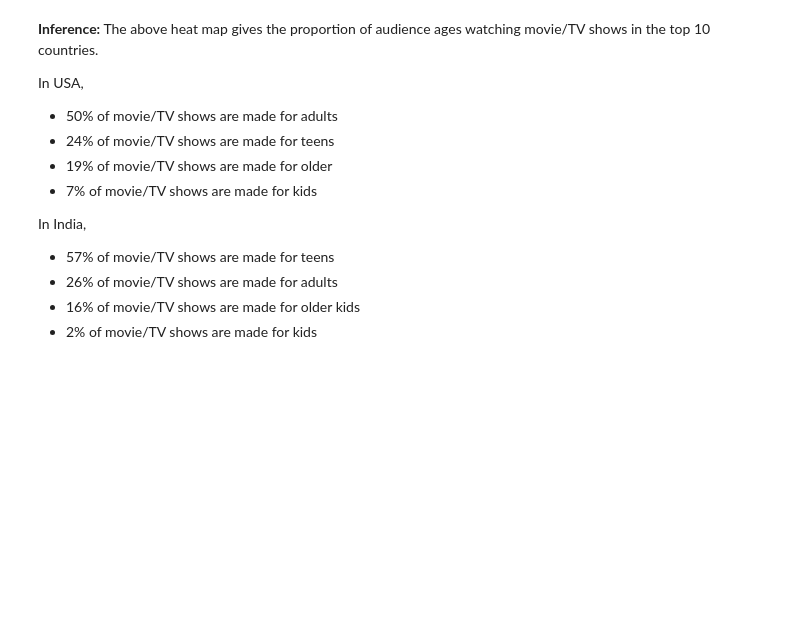
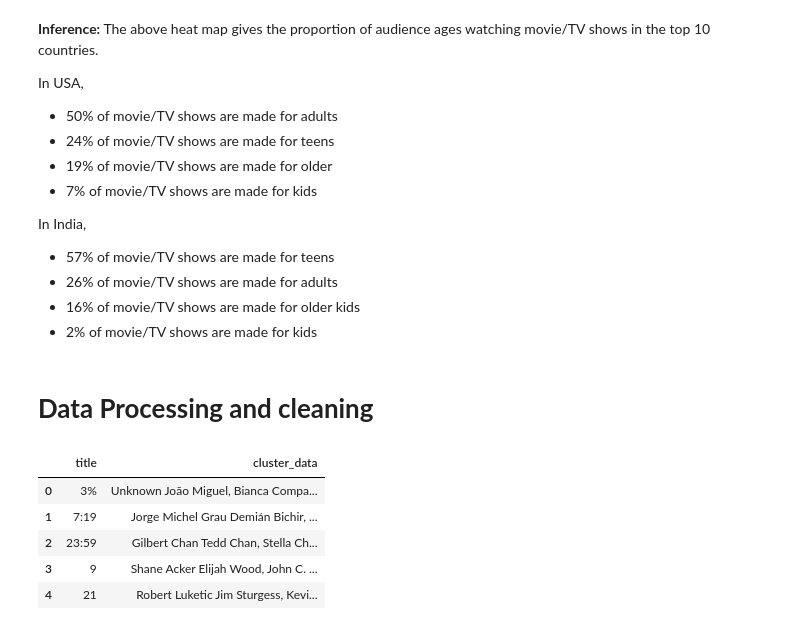
Before and after one commit to shubham-bhadouria/Netflix-Movies-and-TV-shows-clustering, a Jupyter notebook: Netflix_movies_and_TV_show_clustering.ipynb, the cells around one changed output. Saved outputs shown, nothing was run; the diff lists cells and outputs as text; code cells hidden in the pictures; blank space fills up the shorter version.

```diff
--- a/Netflix_movies_and_TV_show_clustering.ipynb
+++ b/Netflix_movies_and_TV_show_clustering.ipynb
@@ -563,3 +567,21 @@ In India,
 *   26% of movie/TV shows are made for adults
 *   16% of movie/TV shows are made for older kids
 *   2% of movie/TV shows are made for kids
+# %% [markdown]
+# **Data Processing and cleaning**
+# %%
+# Creating a dataframe which will contain only text columns to create clusters.
+cluster_df = Netflix_df[['title']]
+cluster_df['cluster_data'] = (Netflix_df['director'] + ' ' +
+                                Netflix_df['cast'] +' ' +
+                                Netflix_df['country'] +' ' +
+                                Netflix_df['listed_in'] +' ' +
+                                Netflix_df['description'])
+cluster_df.head()
+# %% [output]
+|  | title | cluster_data |
+| 0 | 3% | Unknown João Miguel, Bianca Compa... |
+| 1 | 7:19 | Jorge Michel Grau Demián Bichir, ... |
+| 2 | 23:59 | Gilbert Chan Tedd Chan, Stella Ch... |
+| 3 | 9 | Shane Acker Elijah Wood, John C. ... |
+| 4 | 21 | Robert Luketic Jim Sturgess, Kevi... |
```
Also changed, not shown: parts of 13 cells of this notebook.
